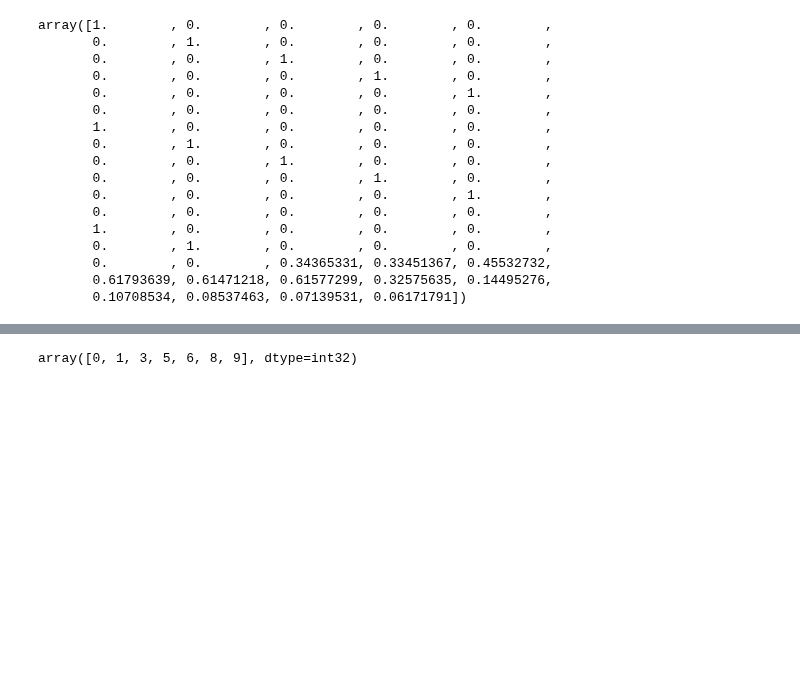
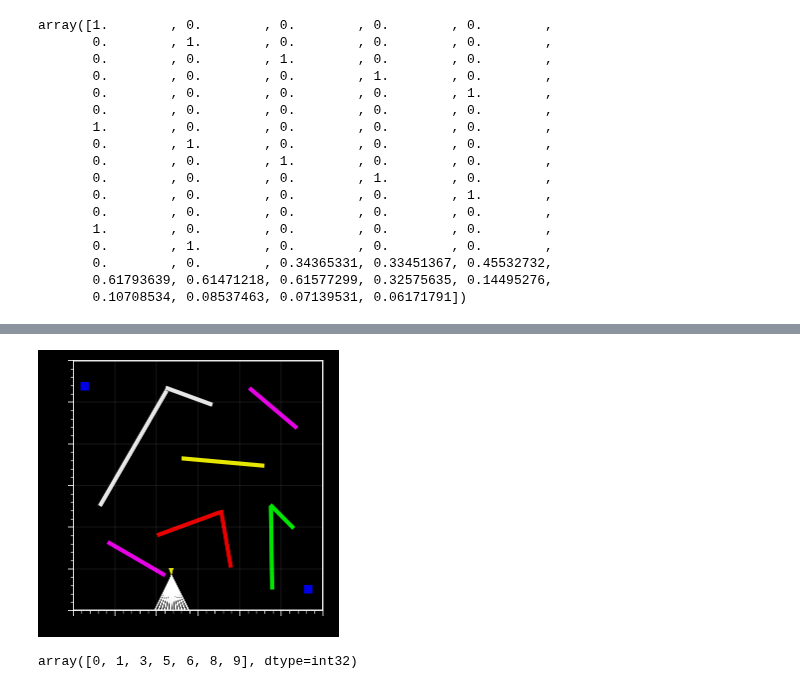
Before and after one commit to liuandrew/ppo_aux, a Jupyter notebook: write_and_test/Untitled2.ipynb, the cells around one changed output, grey strips where cells are left out. Cells and saved outputs as stored; diff of their text form; code cells hidden in the pictures; blank space fills up the shorter version.

```diff
--- a/write_and_test/Untitled2.ipynb
+++ b/write_and_test/Untitled2.ipynb
@@ -2524,3 +2522,10 @@ env.render('human')
+# %%
+fig, ax = pplt.subplots()
+ax.format(xlim=[0, 300], ylim=[0, 300])
+env.step(1)
+env.render('human', ax=ax)
+# %% [output]
+[figure, added]
 # %%
 colors = ['purple', 'red', 'green', 'yellow', 'white', 'purple']
 color_nums = np.cumsum([1, 2, 2, 1, 2, 1])
```
Also changed, not shown: parts of 14 cells of this notebook, 3 other files.
